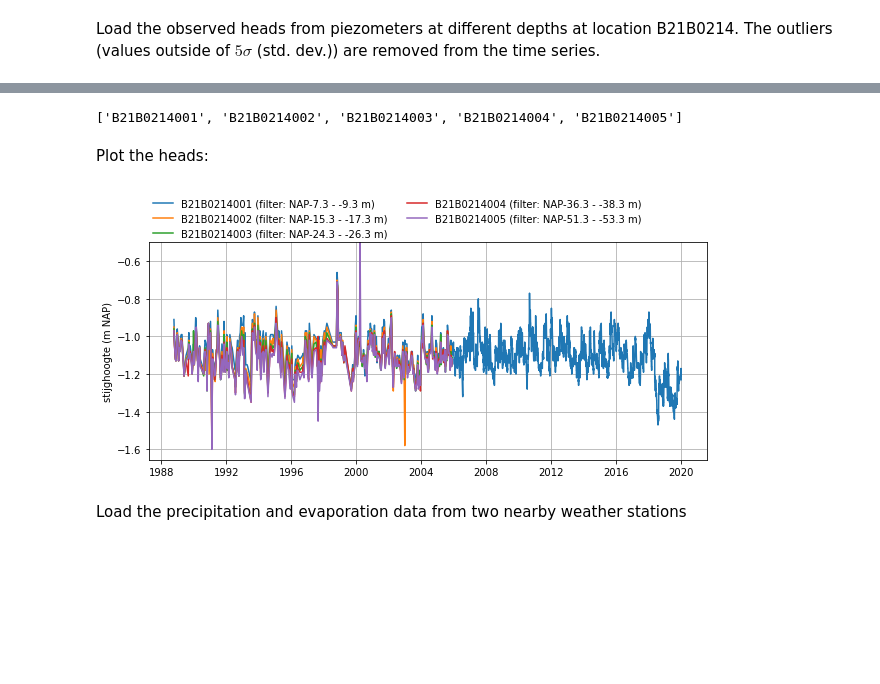
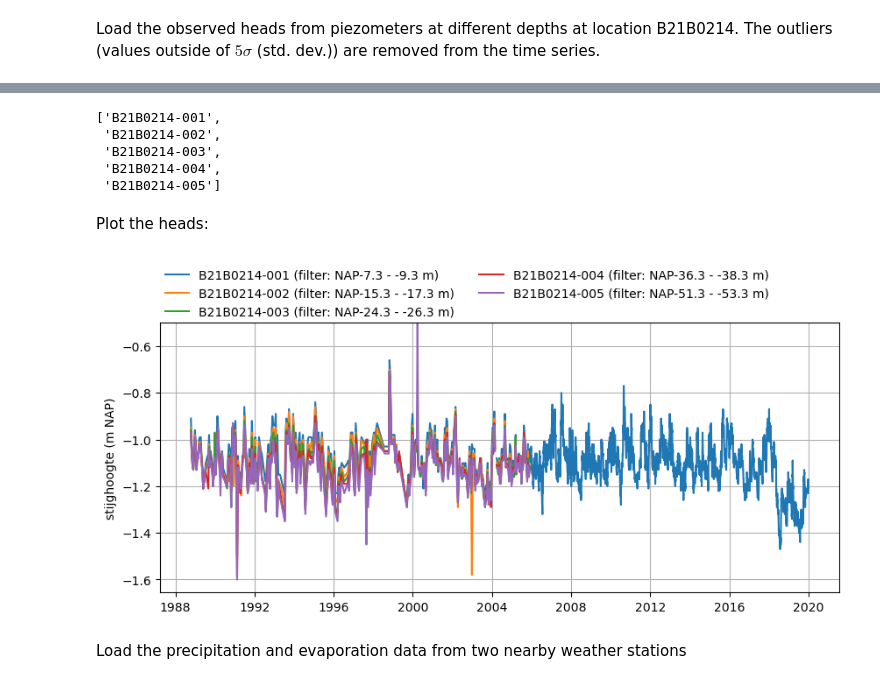
Before and after one commit to pastas/metran, a Jupyter notebook: examples/pastas_metran_example.ipynb, the cells around one changed output, grey strips where cells are left out. Saved outputs shown, nothing was run; the diff lists cells and outputs as text; code cells hidden in the pictures; blank space fills up the shorter version.

Commit message:
update notebooks - rerun with new version - ruff format - remove old pastas code

```diff
--- a/examples/pastas_metran_example.ipynb
+++ b/examples/pastas_metran_example.ipynb
@@ -27,3 +29,5 @@ lmfit version: 1.0.2
 ## Read data
 # %% [markdown]
 Load the observed heads from piezometers at different depths at location B21B0214. The outliers (values outside of $5 \sigma$ (std. dev.)) are removed from the time series.
+# %%
+oc = hpd.read_dino("./data", subdir=".")
@@ -30,50 +44,49 @@ Load the observed heads from piezometers at different depths at location B21B021
 # %%
 oseries = {}
-ofiles = [
-    os.path.join("./data", f) for f in os.listdir("./data") if f.endswith("_1.csv")
-]
 
-for fi in ofiles:
-    name = fi.split(os.sep)[-1].split(".")[0].split("_")[0]
-    o = ps.read_dino(fi)
+for o in oc.obs:
+    name = o.name
+    o = o["stand_m_tov_nap"].rename(o.name)
 
     # remove outliers outside 5*std
-    mean = o.series_original.median()
-    std = o.series_original.std()
-    mask_outliers = (o.series_original - mean).abs() > 5 * std
-    ts = o.series_original.copy()
+    mean = o.median()
+    std = o.std()
+    mask_outliers = (o - mean).abs() > 5 * std
+
+    ts = o.copy()
     ts.loc[mask_outliers] = np.nan
 
-    # create pastas.Timeseries
-    o = ps.TimeSeries(ts, settings="oseries", metadata=o.metadata)
-
     # store time series
-    oseries[name] = o
+    oseries[name] = ts
 # %%
 # sort the names
 sorted_names = list(oseries.keys())
 sorted_names.sort()
 sorted_names
 # %% [output]
-['B21B0214001', 'B21B0214002', 'B21B0214003', 'B21B0214004', 'B21B0214005']
+['B21B0214-001',
+ 'B21B0214-002',
+ 'B21B0214-003',
+ 'B21B0214-004',
+ 'B21B0214-005']
 # %% [markdown]
 Plot the heads:
 # %%
 fig, ax = plt.subplots(1, 1, figsize=(10, 4))
 
 for name in sorted_names:
     o = oseries[name]
-    ftop = float(o.metadata["Bovenkant filter (cm t.o.v. NAP)"]) / 100.0
-    fbot = float(o.metadata["Onderkant filter (cm t.o.v. NAP)"]) / 100.0
+    ftop = oc.loc[name, "screen_top"]
+    fbot = oc.loc[name, "screen_bottom"]
     lbl = f"{name} (filter: NAP{ftop:+.1f} - {fbot:+.1f} m)"
-    ax.plot(o.series_original.index, o.series_original, label=lbl)
+    ax.plot(o.index, o, label=lbl)
 
 ax.set_ylabel("stijghoogte (m NAP)")
 ax.legend(loc=(0, 1), ncol=2, frameon=False)
 ax.set_ylim(top=-0.5)
-ax.grid(b=True)
+ax.grid(True)
 # %% [output]
-[figure, old version]
+[figure, new version]
 # %% [markdown]
 Load the precipitation and evaporation data from two nearby weather stations
 # %%
```
Also changed, not shown: parts of 7 cells of this notebook, 2 other files.
